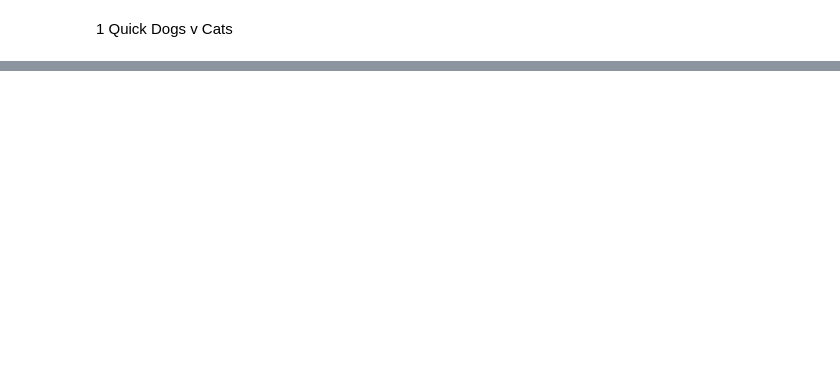
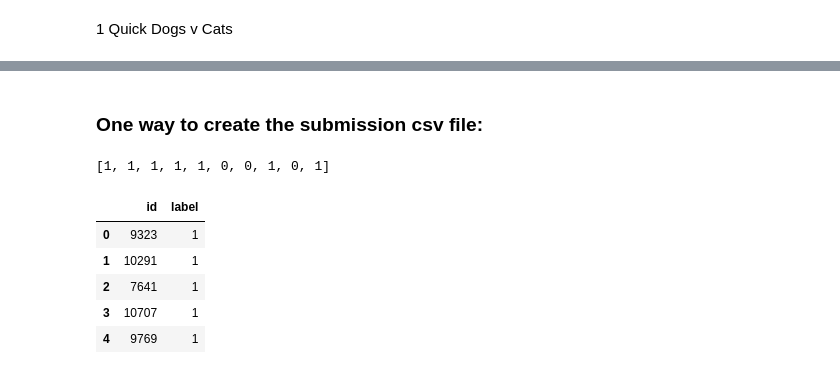
Before and after one commit to WNoxchi/deeplearningstudy, a Jupyter notebook: FADL1/quick_dogscats.ipynb, the cells around one changed output, grey strips where cells are left out. Saved outputs shown, nothing was run; the diff lists cells and outputs as text; code cells hidden in the pictures; blank space fills up the shorter version.

Commit message:
FastAI Lesson 3 work, dogbreeds quick

```diff
--- a/FADL1/quick_dogscats.ipynb
+++ b/FADL1/quick_dogscats.ipynb
@@ -30,0 +127,24 @@ metrics.log_loss(y, np.exp(log_preds)), accuracy(log_preds, y)
+# %% [markdown]
+### One way to create the submission csv file:
+# %%
+# See: http://forums.fast.ai/t/dog-breed-identification-challenge/7464/101
+ids = [i.split('.jpg')[0].split('/')[-1] for i in data.test_dl.dataset.fnames]
+# %%
+preds = [np.argmax(pred) for pred in test_preds]
+# %%
+preds[:10]d
+# %% [output]
+[1, 1, 1, 1, 1, 0, 0, 1, 0, 1]
+# %%
+submission = pd.DataFrame()
+submission['id'] = [i for i in ids]
+submission['label'] = [p for p in preds]
+# %%
+submission.head()
+# %% [output]
+|  | id | label |
+| 0 | 9323 | 1 |
+| 1 | 10291 | 1 |
+| 2 | 7641 | 1 |
+| 3 | 10707 | 1 |
+| 4 | 9769 | 1 |
```
Also changed, not shown: parts of 37 cells of this notebook, 1 other file.
